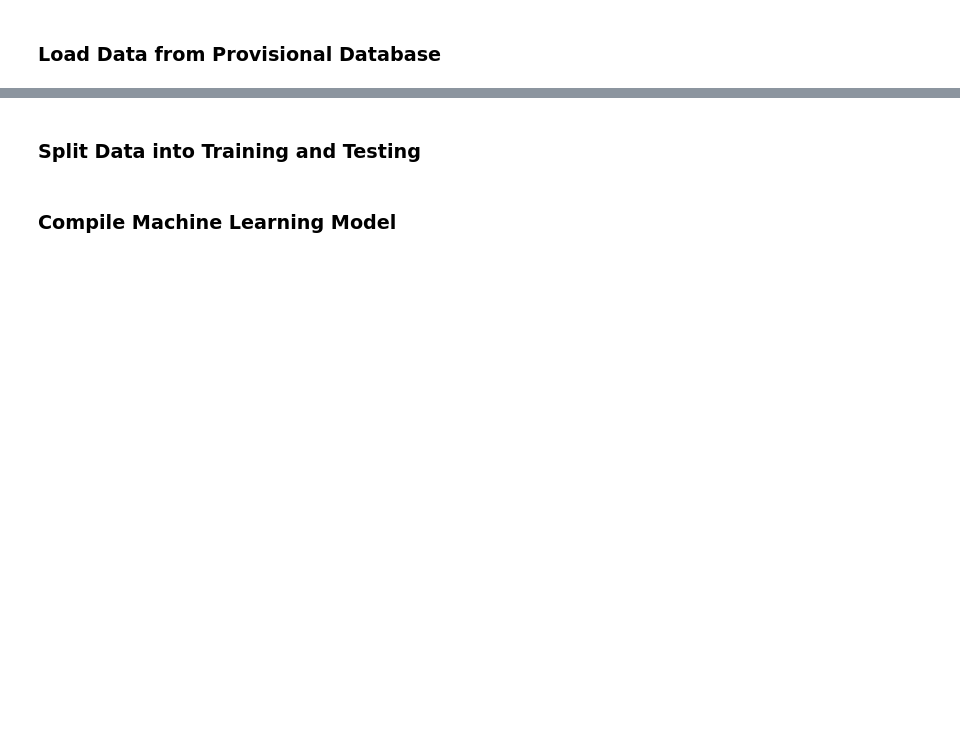
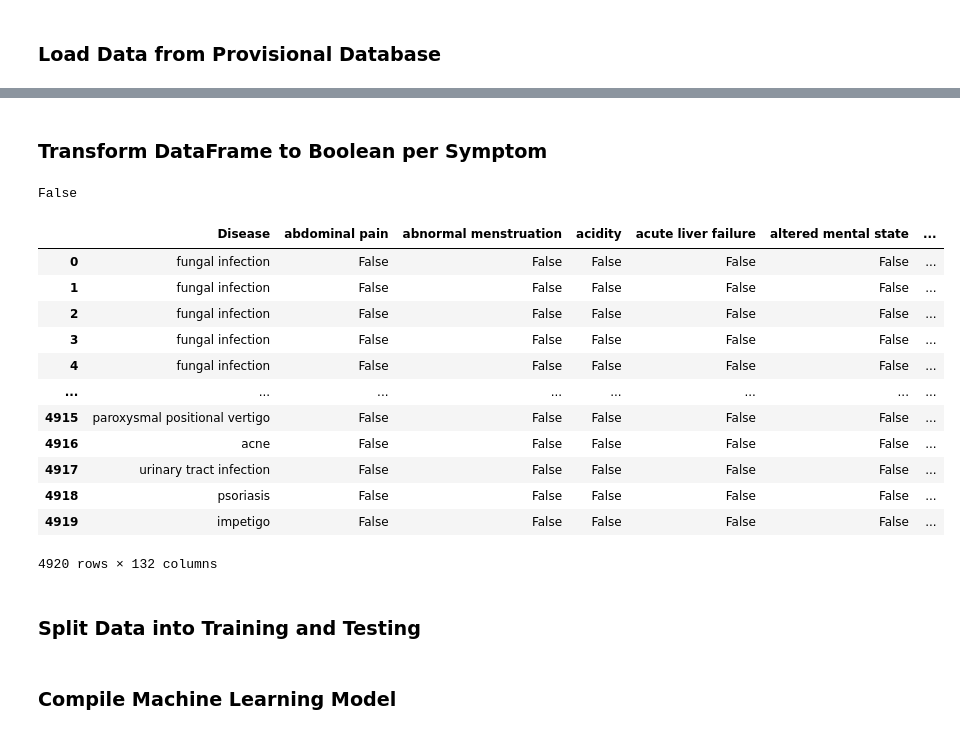
Before and after one commit to Ian-T-Dixon/Disease_Prediction, a Jupyter notebook: machine_learning.ipynb, the cells around one changed output, grey strips where cells are left out. Drawn from its saved outputs; the diff is of its cells as text; code cells hidden in the pictures; blank space fills up the shorter version.

```diff
--- a/machine_learning.ipynb
+++ b/machine_learning.ipynb
@@ -40,0 +46,5 @@ with create_engine(db_string).connect() as engine:
+# %%
+# Load data locally for testing
+data_df = pd.read_csv('./Data/Cleaned/dataset_clean.csv')
+
+data_df.head()
@@ -40,0 +58,39 @@ with create_engine(db_string).connect() as engine:
+# %% [markdown]
+### Transform DataFrame to Boolean per Symptom
+# %%
+# List of symptom column names from data_df
+symptom_cols = data_df.columns.to_list()[1:]
+
+# Get values from symptom columns as an array
+symptom_values = data_df[symptom_cols].values.astype(str)
+
+# Get list of unique values from array
+symptom_list = list(np.unique(symptom_values))
+symptom_list.remove('nan')
+# %%
+# Create boolean DataFrame
+bool_df = data_df.reindex(columns=['Disease'] + symptom_list)
+
+# Apply boolean values to bool_df according to presence in data_df row
+for col in bool_df[symptom_list]:
+    bool_df[col] = [True if np.isin(row, col).any() else False
+                    for row in data_df[symptom_cols].to_numpy()]
+
+# Check that no NaN's remain
+print(bool_df.isnull().any().any())
+bool_df
+# %% [output]
+False
+|  | Disease | abdominal pain | abnormal menstruation | acidity | acute liver failure | altered mental state | ... |
+| 0 | fungal infection | False | False | False | False | False | ... |
+| 1 | fungal infection | False | False | False | False | False | ... |
+| 2 | fungal infection | False | False | False | False | False | ... |
+| 3 | fungal infection | False | False | False | False | False | ... |
+| 4 | fungal infection | False | False | False | False | False | ... |
+| ... | ... | ... | ... | ... | ... | ... | ... |
+| 4915 | paroxysmal positional vertigo | False | False | False | False | False | ... |
+| 4916 | acne | False | False | False | False | False | ... |
+| 4917 | urinary tract infection | False | False | False | False | False | ... |
+| 4918 | psoriasis | False | False | False | False | False | ... |
+| 4919 | impetigo | False | False | False | False | False | ... |
+4920 rows × 132 columns
```
Also changed, not shown: parts of 18 cells of this notebook, 1 other file.
